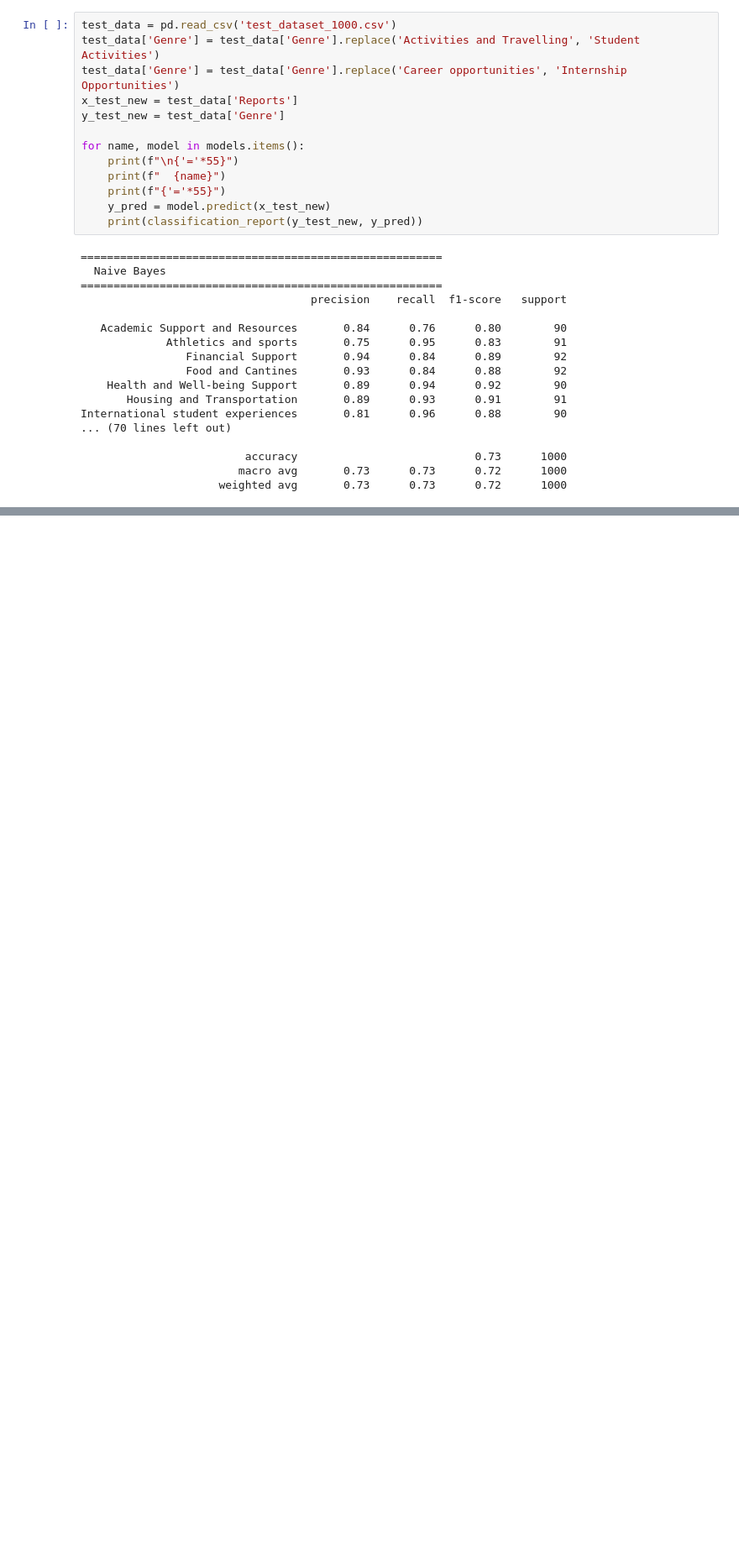
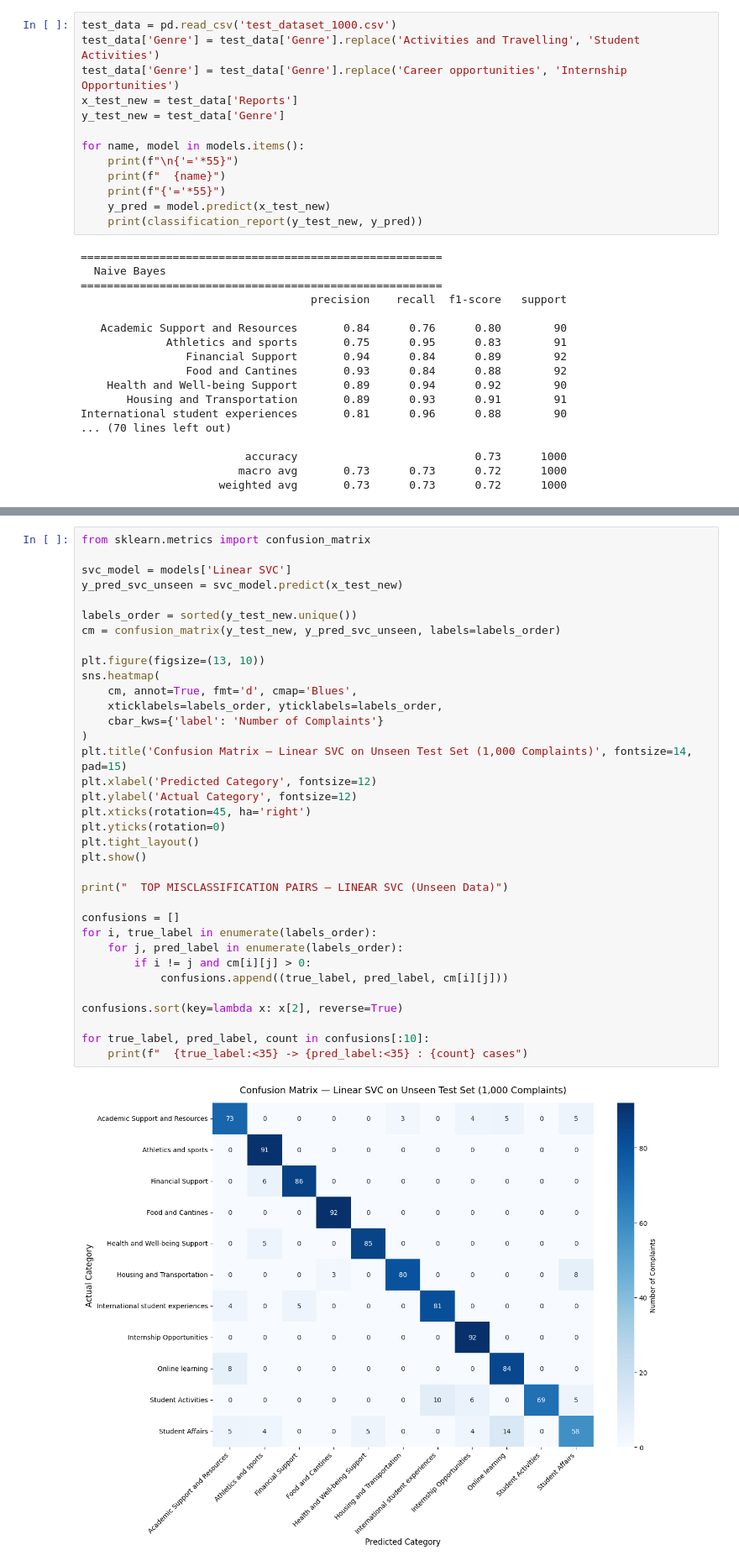
Before and after one commit to Nasauramecca/university-complaint-classifier, a Jupyter notebook: NLP_final.ipynb, the cells around one changed output, grey strips where cells are left out. Shown at 84% size. Saved outputs shown, nothing was run; the diff lists cells and outputs as text; blank space fills up the shorter version.

Commit message:
update: tambah deskripsi model dan experiment scenario

```diff
--- a/NLP_final.ipynb
+++ b/NLP_final.ipynb
@@ -533,0 +534,37 @@ Passing `palette` without assigning `hue` is deprecated and will be removed in v
+# %%
+from sklearn.metrics import confusion_matrix
+
+svc_model = models['Linear SVC']
+y_pred_svc_unseen = svc_model.predict(x_test_new)
+
+labels_order = sorted(y_test_new.unique())
+cm = confusion_matrix(y_test_new, y_pred_svc_unseen, labels=labels_order)
+
+plt.figure(figsize=(13, 10))
+sns.heatmap(
+    cm, annot=True, fmt='d', cmap='Blues',
+    xticklabels=labels_order, yticklabels=labels_order,
+    cbar_kws={'label': 'Number of Complaints'}
+)
+plt.title('Confusion Matrix — Linear SVC on Unseen Test Set (1,000 Complaints)', fontsize=14, pad=15)
+plt.xlabel('Predicted Category', fontsize=12)
+plt.ylabel('Actual Category', fontsize=12)
+plt.xticks(rotation=45, ha='right')
+plt.yticks(rotation=0)
+plt.tight_layout()
+plt.show()
+
+print("  TOP MISCLASSIFICATION PAIRS — LINEAR SVC (Unseen Data)")
+
+confusions = []
+for i, true_label in enumerate(labels_order):
+    for j, pred_label in enumerate(labels_order):
+        if i != j and cm[i][j] > 0:
+            confusions.append((true_label, pred_label, cm[i][j]))
+
+confusions.sort(key=lambda x: x[2], reverse=True)
+
+for true_label, pred_label, count in confusions[:10]:
+    print(f"  {true_label:<35} -> {pred_label:<35} : {count} cases")
+# %% [output]
+[figure, added]
```
Also changed, not shown: parts of 5 cells of this notebook.
